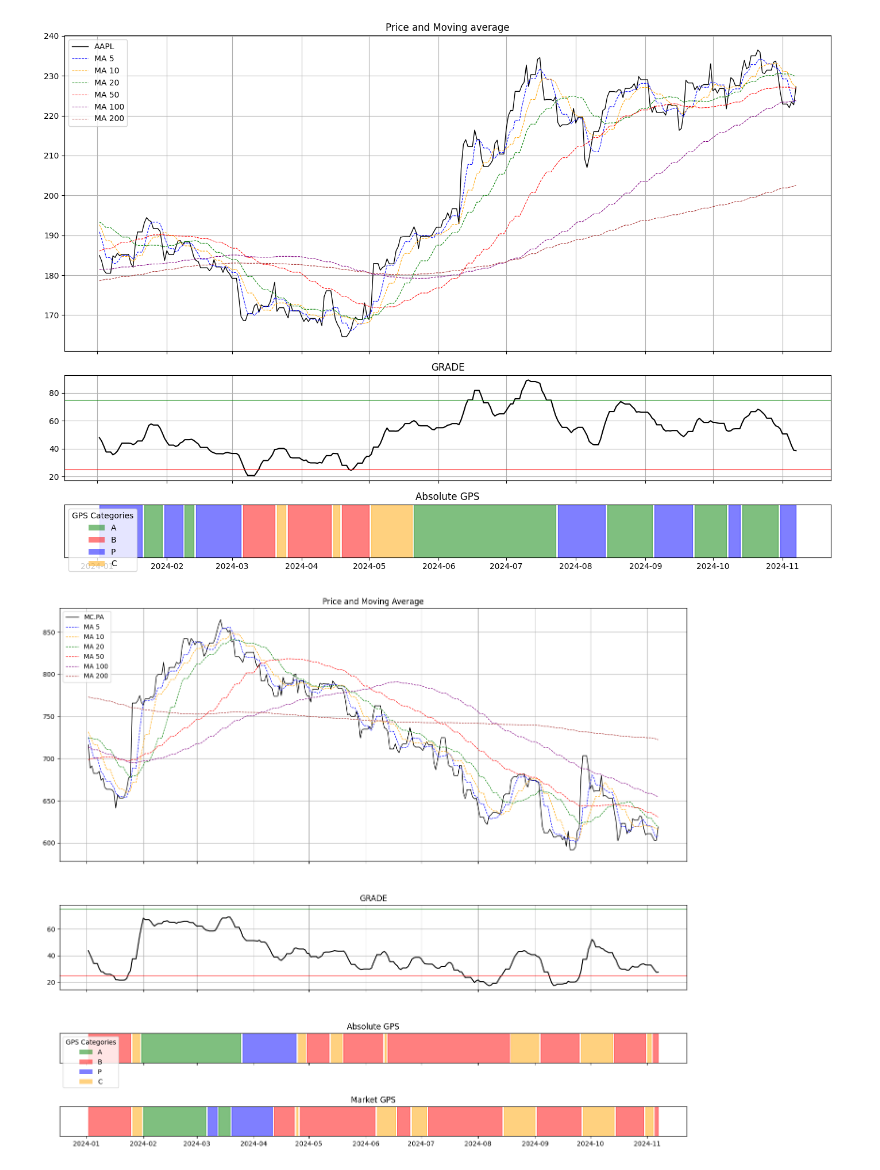
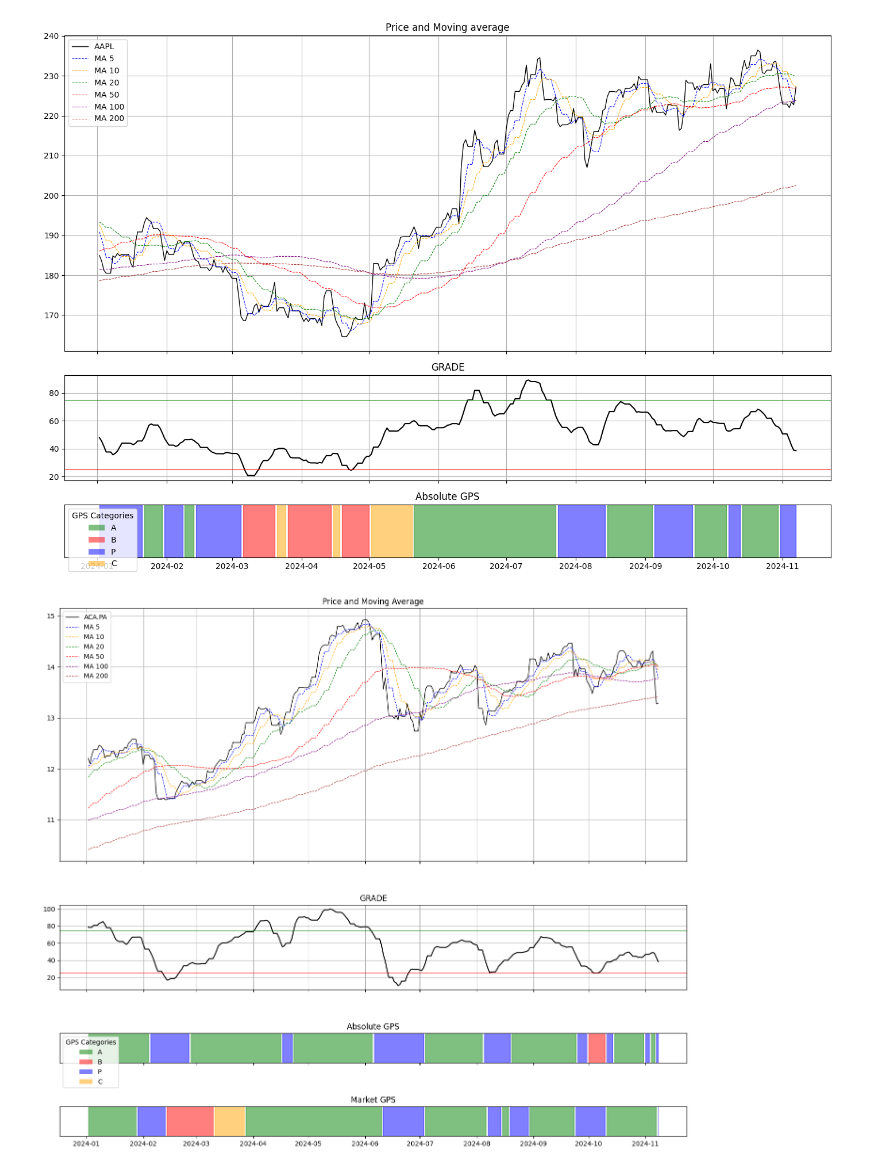
Before and after one commit to SuperWD40/Groupe_bancaire_Student_challenge, a Jupyter notebook: eclairys_analysis.ipynb, the cells around one changed output. Saved outputs shown, nothing was run; the diff lists cells and outputs as text; code cells hidden in the pictures.

```diff
--- a/eclairys_analysis.ipynb
+++ b/eclairys_analysis.ipynb
@@ -350,9 +350,10 @@ def eclairys_v3(stock_ticker, market_ticker, short_period=[5, 10, 20], long_peri
             MAD = MA.diff(5).dropna()
             MAD_df[period] = MAD
 
-            # Normalize MAD to a 0-100 scale (MADN)
-            MADN = 100 * (MAD - MAD.min()) / (MAD.max() - MAD.min())
-            MADN_df[period] = MADN
+        MAD_max = MAD_df.rolling(200).max()
+        MAD_min = MAD_df.rolling(200).min()
+
+        MADN_df = 100 * (MAD_df - MAD_min) / (MAD_max - MAD_min)
 
     # Calculate the GRADE score as the mean of MADN values across all periods
     MADN_df = MADN_df.dropna()
@@ -579,7 +601,7 @@ for ticker in tqdm(ticker_list):
     df = eclairys_v1(history)
     df.to_csv(os.getcwd() + '/eclairys/' + ticker + '.csv')
 # %%
-stock_ticker = 'MC.PA'
+stock_ticker = 'ACA.PA'
 market_ticker = '^FCHI'
 
 df = eclairys_v3(stock_ticker, market_ticker)
@@ -607,31 +629,31 @@ ax2.axhline(y=75, color='green', linewidth=0.75)
 ax2.axhline(y=25, color='red', linewidth=0.75)
 ax2.set_title('GRADE')
 ax2.grid(True)
 
 # 3rd plot: GPS with color bands
 gps_colors = {'A': 'green', 'B': 'red', 'P': 'blue', 'C': 'orange'}
 for grade, color in gps_colors.items():
     mask = df['Absolute GPS'] == grade
     ax3.fill_between(df.index, 0, 1, where=mask, color=color, alpha=0.5, transform=ax3.get_xaxis_transform())
 ax3.set_title('Absolute GPS')
 ax3.set_yticks([])
 
 # 4th plot: Market GPS with color bands
 for grade, color in gps_colors.items():
     mask = df['Market GPS'] == grade
     ax4.fill_between(df.index, 0, 1, where=mask, color=color, alpha=0.5, transform=ax4.get_xaxis_transform())
 ax4.set_title('Market GPS')
 ax4.set_yticks([])
 
 # Add GPS legend
 legend_elements = [Patch(facecolor='green', label='A', alpha=0.5),
                    Patch(facecolor='red', label='B', alpha=0.5),
                    Patch(facecolor='blue', label='P', alpha=0.5),
                    Patch(facecolor='orange', label='C', alpha=0.5)]
 ax3.legend(handles=legend_elements, loc='upper left', title='GPS Categories')
 
 # Adjust layout to avoid overlap
 plt.tight_layout()
 plt.show()
 # %% [output]
-[figure, old version]
+[figure, new version]
```
Also changed, not shown: parts of 2 cells of this notebook.
